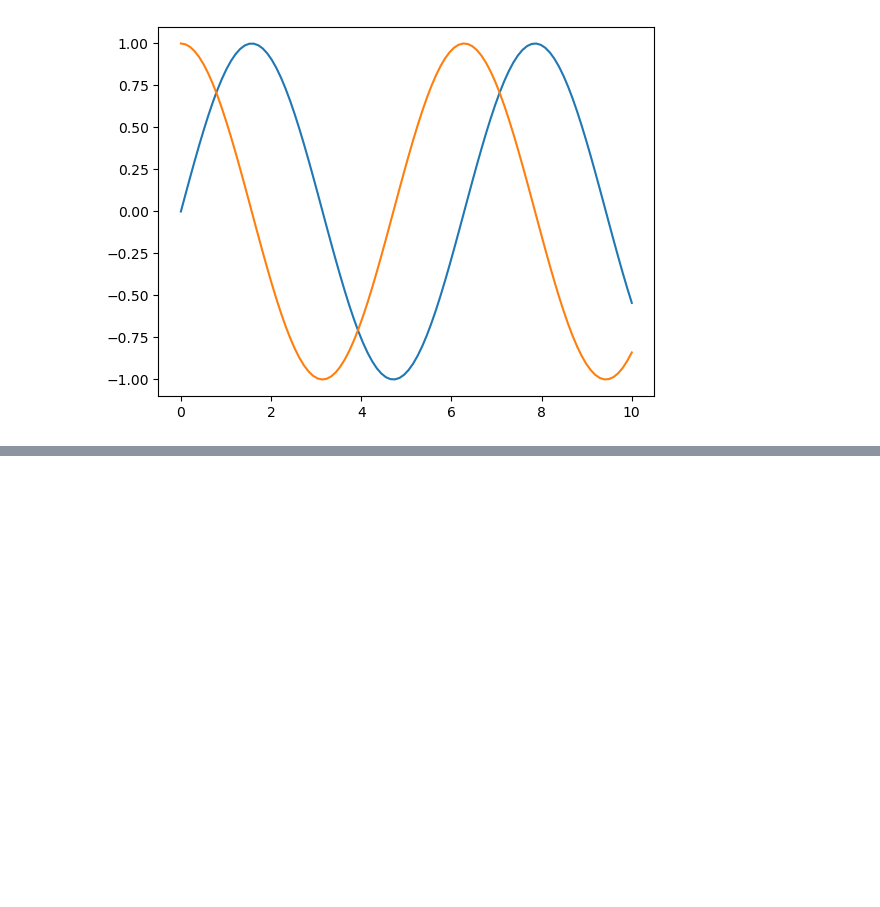
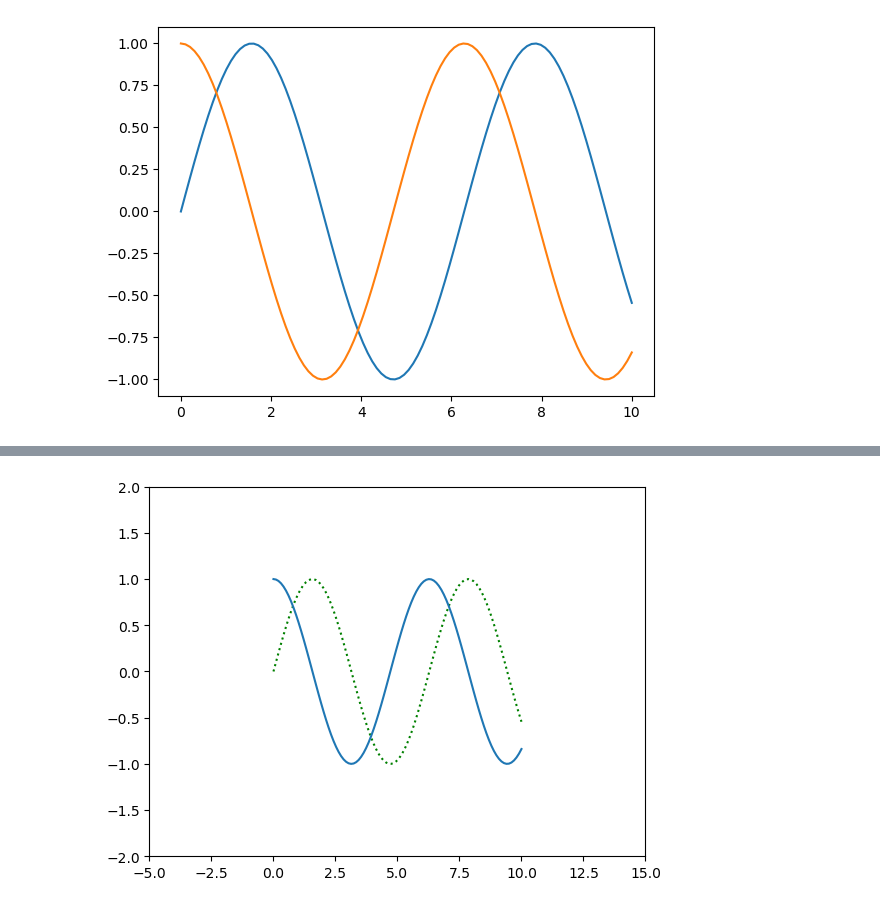
Before and after one commit to orange-ls/xc, a Jupyter notebook: ai/machine_learning/ml/test_1/8、matplotlib基础语法.ipynb, the cells around one changed output, grey strips where cells are left out. Cells and saved outputs as stored; diff of their text form; code cells hidden in the pictures; blank space fills up the shorter version.

```diff
--- a/ai/machine_learning/ml/test_1/8、matplotlib基础语法.ipynb
+++ b/ai/machine_learning/ml/test_1/8、matplotlib基础语法.ipynb
@@ -32,0 +43,9 @@ plt.show()
+# %%
+plt.plot(x,y1,color='green',linestyle=':')
+plt.plot(x,y2)
+# 设置范围
+plt.xlim(-5,15)
+plt.ylim(-2,2)
+plt.show()
+# %% [output]
+[figure, added]
```
Also changed, not shown: parts of 9 cells of this notebook, 1 other file.
